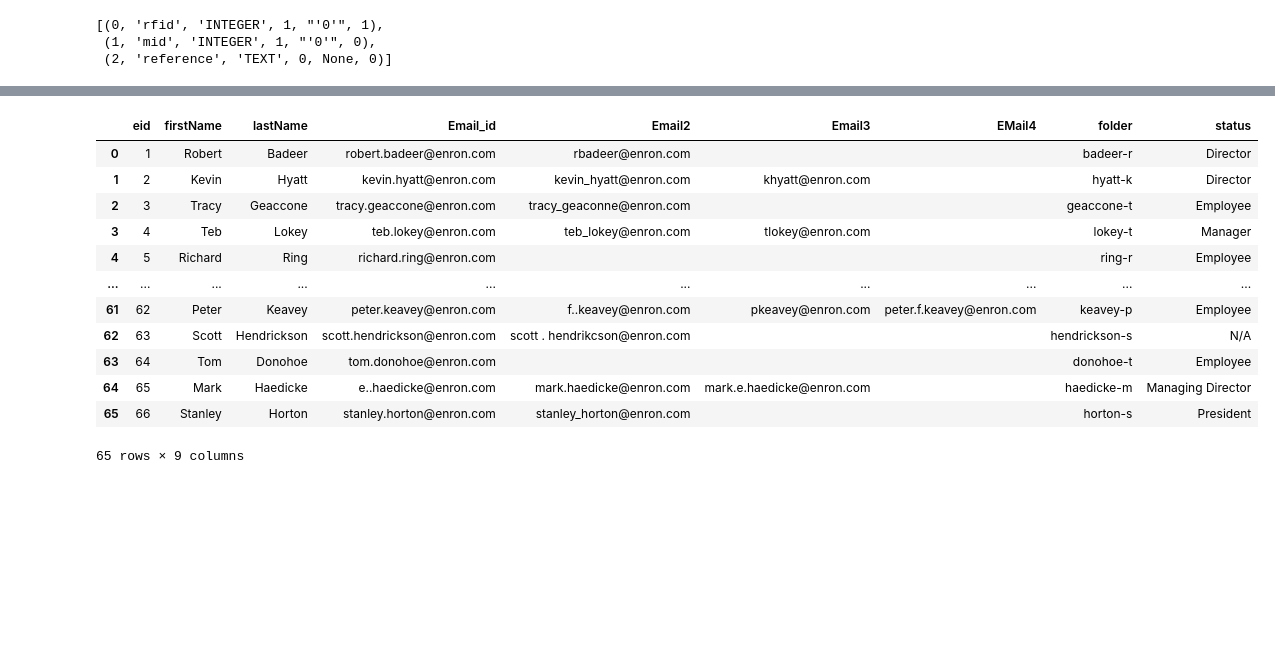
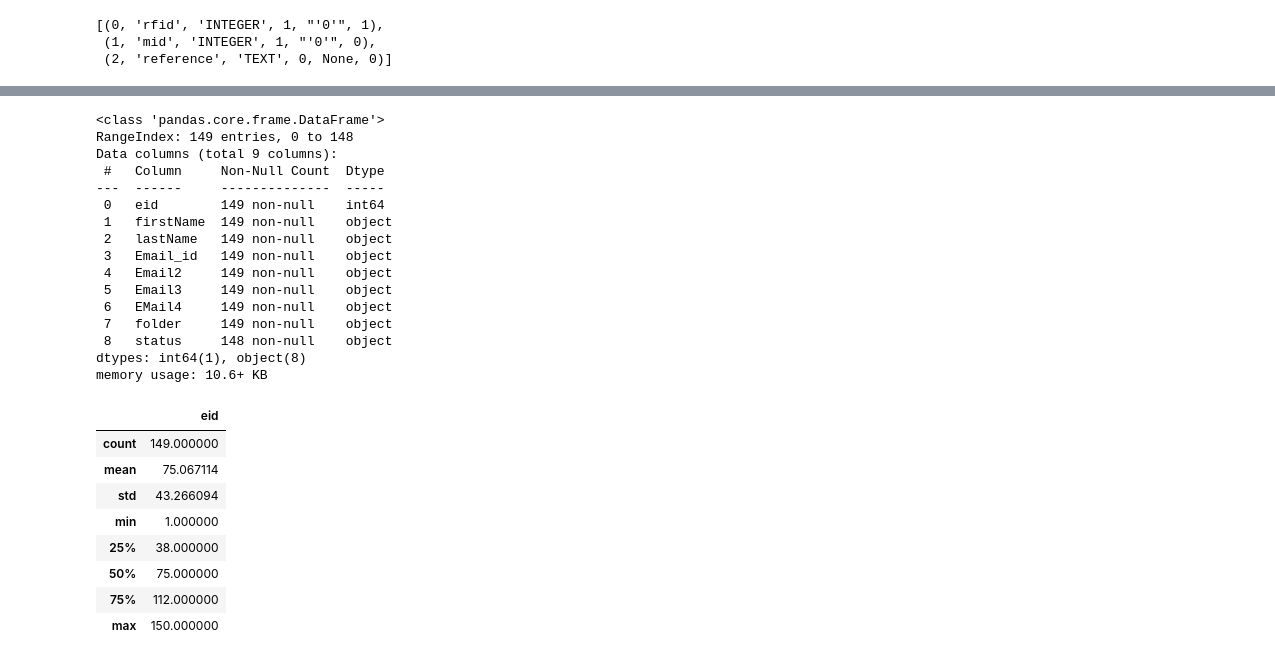
Before and after one commit to Ashlay01/Ash21212022, a Jupyter notebook: Copy_of_download_enron_data.ipynb, the cells around one changed output, grey strips where cells are left out. Saved outputs shown, nothing was run; the diff lists cells and outputs as text; code cells hidden in the pictures; blank space fills up the shorter version.

```diff
--- a/Copy_of_download_enron_data.ipynb
+++ b/Copy_of_download_enron_data.ipynb
@@ -201,19 +201,32 @@ referenceinfo_df
 # %%
-#cleaning null values from dataframe
-clean = employeelist_df.dropna()
-clean
+#checking null values from employeelist dataframe
+
+employeelist_df.info()
+employeelist_df.describe()
 # %% [output]
+<class 'pandas.core.frame.DataFrame'>
+RangeIndex: 149 entries, 0 to 148
+Data columns (total 9 columns):
+ #   Column     Non-Null Count  Dtype
+---  ------     --------------  -----
+ 0   eid        149 non-null    int64
+ 1   firstName  149 non-null    object
+ 2   lastName   149 non-null    object
+ 3   Email_id   149 non-null    object
+ 4   Email2     149 non-null    object
+ 5   Email3     149 non-null    object
+ 6   EMail4     149 non-null    object
+ 7   folder     149 non-null    object
+ 8   status     148 non-null    object
+dtypes: int64(1), object(8)
+memory usage: 10.6+ KB
-|  | eid | firstName | lastName | Email_id | Email2 | Email3 | EMail4 | folder | status |
-| 0 | 1 | Robert | Badeer | robert.badeer@enron.com | rbadeer@enron.com |  |  | badeer-r | Director |
-| 1 | 2 | Kevin | Hyatt | kevin.hyatt@enron.com | kevin_hyatt@enron.com | khyatt@enron.com |  | hyatt-k | Director |
-| 2 | 3 | Tracy | Geaccone | tracy.geaccone@enron.com | tracy_geaconne@enron.com |  |  | geaccone-t | Employee |
-| 3 | 4 | Teb | Lokey | teb.lokey@enron.com | teb_lokey@enron.com | tlokey@enron.com |  | lokey-t | Manager |
-| 4 | 5 | Richard | Ring | richard.ring@enron.com |  |  |  | ring-r | Employee |
-| ... | ... | ... | ... | ... | ... | ... | ... | ... | ... |
-| 61 | 62 | Peter | Keavey | peter.keavey@enron.com | f..keavey@enron.com | pkeavey@enron.com | peter.f.keavey@enron.com | keavey-p | Employee |
-| 62 | 63 | Scott | Hendrickson | scott.hendrickson@enron.com | scott . hendrikcson@enron.com |  |  | hendrickson-s | N/A |
-| 63 | 64 | Tom | Donohoe | tom.donohoe@enron.com |  |  |  | donohoe-t | Employee |
-| 64 | 65 | Mark | Haedicke | e..haedicke@enron.com | mark.haedicke@enron.com | mark.e.haedicke@enron.com |  | haedicke-m | Managing Director |
-| 65 | 66 | Stanley | Horton | stanley.horton@enron.com | stanley_horton@enron.com |  |  | horton-s | President |
+|  | eid |
+| count | 149.000000 |
+| mean | 75.067114 |
+| std | 43.266094 |
+| min | 1.000000 |
+| 25% | 38.000000 |
+| 50% | 75.000000 |
+| 75% | 112.000000 |
+| max | 150.000000 |
-65 rows × 9 columns
 # %%
```
Also changed, not shown: parts of 16 cells of this notebook.
